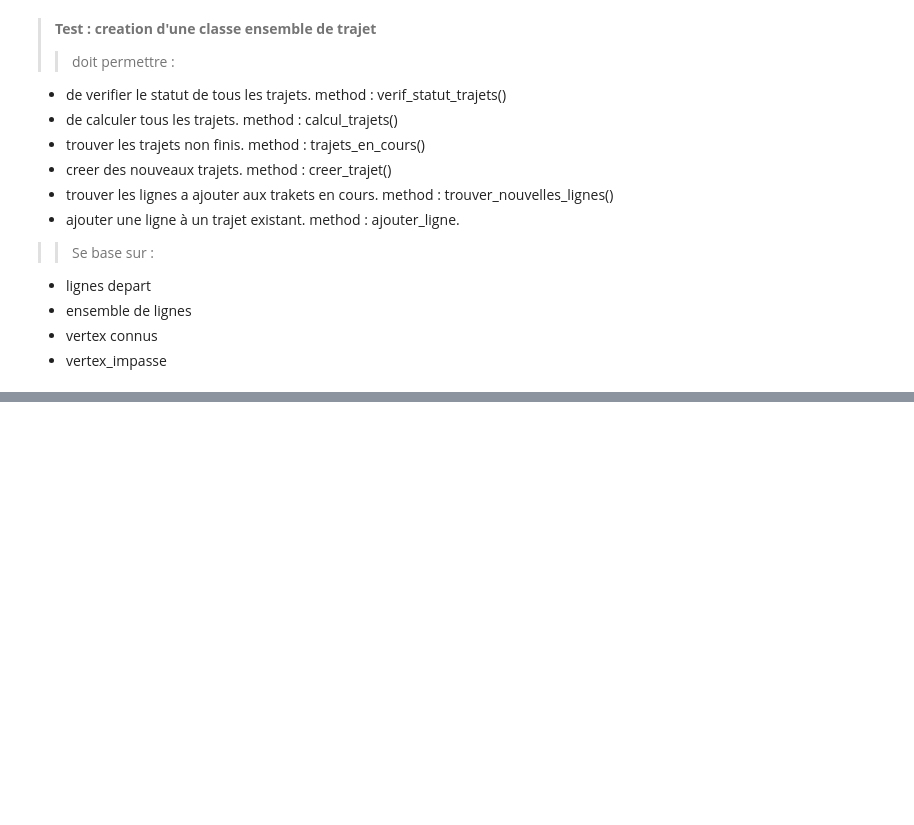
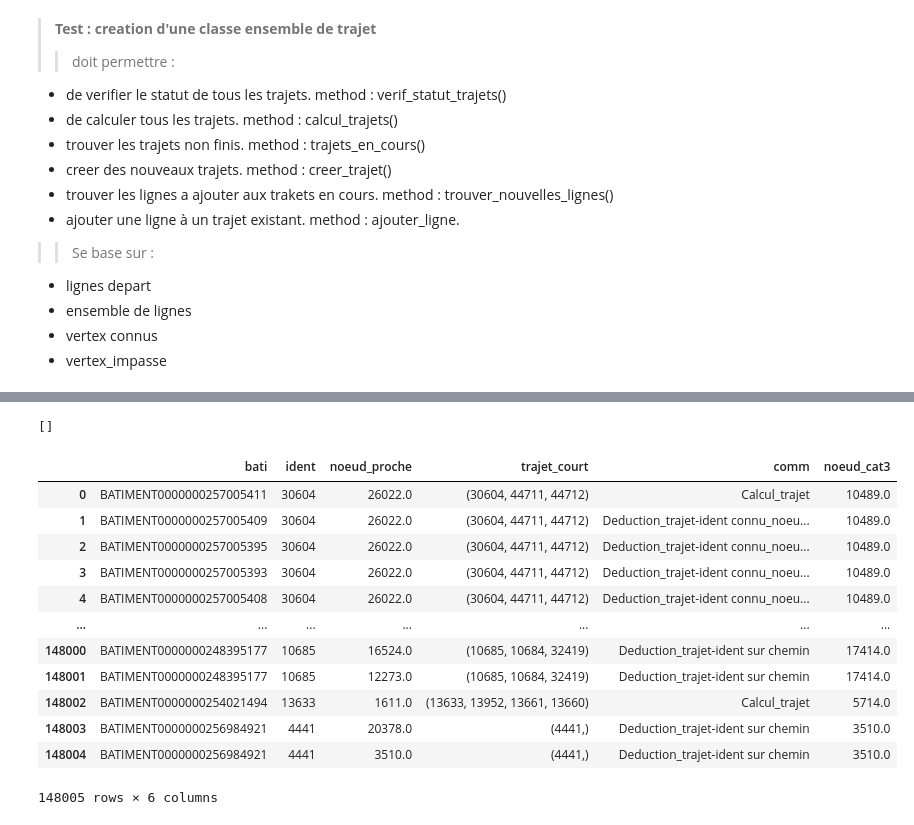
Before and after one commit to nantodevison/Lin_uniq_BdxM, a Jupyter notebook: Lin_uniq_BdxM/Traitements/traitements.ipynb, the cells around one changed output, grey strips where cells are left out. Drawn from its saved outputs; the diff is of its cells as text; code cells hidden in the pictures; blank space fills up the shorter version.

```diff
--- a/Lin_uniq_BdxM/Traitements/traitements.ipynb
+++ b/Lin_uniq_BdxM/Traitements/traitements.ipynb
@@ -542,3 +462,9 @@ bati_voie_inconnue=bati.loc[bati.ID.isin(coreesp_bati2.loc[~coreesp_bati2.ident.
+# %%
+#import des donnees
+gdf_traf_1234, voies_nc, bati,coreesp_bati2=v4.importDonneesBase(r'D:\Boulot\AffairesEnCours\Linearisation_BM\C19SA0101\C19SA0101\Doc_travail\Donnees_produites\Donnees\gdf_rhv_trafic_1234_cpt.shp',
+                                                                 r'D:\Boulot\AffairesEnCours\Linearisation_BM\C19SA0101\C19SA0101\Doc_travail\Donnees_produites\Donnees\voie_non_affectees.shp',
+                                                                 r'D:\Boulot\AffairesEnCours\Linearisation_BM\C19SA0101\C19SA0101\Doc_travail\Donnees_produites\Donnees\bati\bati.shp',
+                                                                 r'D:\Boulot\AffairesEnCours\Linearisation_BM\C19SA0101\C19SA0101\Doc_travail\Donnees_produites\Donnees\bati\ppv_bati-route_V2.csv')
 # %% [markdown]
 ### Recherche des trajets les plus courts vers une voie au trafic connu
 > test sur un seul batiment  : 'BATIMENT0000000256067979'.<br> on va alimenter des listes de parcours : list des vertex à tester, list des ident parcouru,list des vertex parcouru
@@ -573,3 +486,6 @@ vertex_impasse=[k for k, v in Counter(graph_filaire.source.tolist()+graph_filair
+# %%
+#recuperer les donnees necessaire a la recherche du trajet le plus rapide vers un point non connu
+bati_ligne_proche,ensemble_lignes,vertex_connus, vertex_impasse=v4.definitionVariables(graph_filaire,gdf_rhv_groupe,gdf_traf_1234, voies_nc, bati,coreesp_bati2)
 # %%
 %%time
 #test sur une ligne
@@ -608,37 +508,39 @@ trajets.df_tt_trajet
 # %%
 #mise en oeuvre
-
 #resultat=r_tot.copy()
+resultat=pd.DataFrame({'bati':[], 'ident':[], 'noeud_proche':[],'trajet_court':[],'comm':[], 'noeud_cat3':[]})
 #dico_df_tt_trajet=d_tot
+dico_df_tt_trajet={}
 #i=r_tot.index.max()+1
-#liste_bati_erreur=[]
-for e,b in enumerate(list_ids[index_arret:]) :
-    if e%100==0:
+i=0
+liste_bati_erreur=[]
+for e,b in enumerate(bati_ligne_proche['ID'].tolist()) :
+    if e%100==0 and e!=0:
         print(f'nb bati traite : {e}, {datetime.now()},{b}')
-    try :
+    try : #recuperer l'ident pres du bati a traiter, si pas d'ident, on continue
         ident_proche_bati=str(bati_ligne_proche.loc[bati_ligne_proche['ID']==b].ident.to_numpy()[0])#risque si ident pas trouver d'IndexError
     except IndexError :
         liste_bati_erreur.append(b)
         continue
-    if ensemble_lignes.loc[ensemble_lignes['ident']==ident_proche_bati].empty :
+    if ensemble_lignes.loc[ensemble_lignes['ident']==ident_proche_bati].empty : #si l'ident du rhv proche du bati n'est pas dans la liste, on indique et on continue
         resultat.loc[i]=[b,ident_proche_bati,np.NaN,np.NaN,'pas ident proche dans voies nc',np.NaN]
         i+=1
         continue
     point_depart=bati_ligne_proche.loc[bati_ligne_proche['ID']==b].point_proche.values[0]
     trajets=v4.ensemble_trajet(ident_proche_bati,point_depart,ensemble_lignes, vertex_connus, vertex_impasse, graph_filaire_vertex)
     noeud_proche=trajets.noeud_proche
-    if ident_proche_bati in resultat.ident.to_numpy() :
-        df_find_existant=resultat.loc[(resultat['ident']==ident_proche_bati) & (resultat['noeud_proche']==noeud_proche)]
+    if ident_proche_bati in resultat.ident.tolist() : #si la ligne a deja ete traite avec un autre batiment
+        df_find_existant=resultat.loc[(resultat['ident']==ident_proche_bati) & (resultat['noeud_proche']==noeud_proche)] # si le noeud le plus proche est le mm que celui dun bati precedent, on ne fait que recuperer les donnees calculees car on est dans le mm cas
         if not df_find_existant.empty:
             resultat.loc[i]=[b,ident_proche_bati,noeud_proche,df_find_existant.trajet_court.values[0], 'Deduction_trajet-ident connu_noeud_proche connu',df_find_existant.noeud_cat3.values[0]]
             i+=1
-        else :
+        else : #sinon on deroule le processus
             trajets.df_trajet_cat3_grp_OD=dico_df_tt_trajet[ident_proche_bati]
             trajets.maj_longueur_tot(trajets.df_trajet_cat3_grp_OD)
             df_finale=trajets.df_trajet_cat3_grp_OD.loc[trajets.df_trajet_cat3_grp_OD.longueur_tot==trajets.df_trajet_cat3_grp_OD.longueur_tot.min()]
             resultat.loc[i]=[b,ident_proche_bati,noeud_proche,tuple(df_finale.lignes.to_numpy()[0]), 'Deduction_trajet-ident connu_noeud_proche varie',df_finale.points.to_numpy()[0][-1]]
             i+=1
-    elif ident_proche_bati in [b for a in resultat.loc[~resultat['trajet_court'].isna()].trajet_court.to_numpy() for b in a] :
+    elif ident_proche_bati in [b for a in resultat.loc[~resultat['trajet_court'].isna()].trajet_court.to_numpy() for b in a] : #si l'ident est sur un chemin deja traite
         resultat_equi=resultat.loc[resultat.trajet_court.apply(lambda x : ident_proche_bati in x if isinstance(x,tuple) else False)].iloc[0]
         trajet_equi=resultat_equi.trajet_court
         trajet_court=trajet_equi[trajet_equi.index(ident_proche_bati):]
@@ -646,7 +548,7 @@ for e,b in enumerate(list_ids[index_arret:]) :
         i+=1
         resultat.loc[i]=[b,ident_proche_bati,trajets.tgt,trajet_court, 'Deduction_trajet-ident sur chemin',resultat_equi.noeud_cat3]
         i+=1
-    else :
+    else : #sinon on deroule le calcul normalement
         try :
             trajets.calculs_trajets()
         except v4.PasDeCheminCat3Error :
@@ -759,0 +626,20 @@ ensemble_lignes.reset_index(drop=True)#, vertex_connus, vertex_impasse, graph_fi
+# %%
+liste_bati_erreur
+# %% [output]
+[]
+# %%
+resultat
+# %% [output]
+|  | bati | ident | noeud_proche | trajet_court | comm | noeud_cat3 |
+| 0 | BATIMENT0000000257005411 | 30604 | 26022.0 | (30604, 44711, 44712) | Calcul_trajet | 10489.0 |
+| 1 | BATIMENT0000000257005409 | 30604 | 26022.0 | (30604, 44711, 44712) | Deduction_trajet-ident connu_noeu... | 10489.0 |
+| 2 | BATIMENT0000000257005395 | 30604 | 26022.0 | (30604, 44711, 44712) | Deduction_trajet-ident connu_noeu... | 10489.0 |
+| 3 | BATIMENT0000000257005393 | 30604 | 26022.0 | (30604, 44711, 44712) | Deduction_trajet-ident connu_noeu... | 10489.0 |
+| 4 | BATIMENT0000000257005408 | 30604 | 26022.0 | (30604, 44711, 44712) | Deduction_trajet-ident connu_noeu... | 10489.0 |
+| ... | ... | ... | ... | ... | ... | ... |
+| 148000 | BATIMENT0000000248395177 | 10685 | 16524.0 | (10685, 10684, 32419) | Deduction_trajet-ident sur chemin | 17414.0 |
+| 148001 | BATIMENT0000000248395177 | 10685 | 12273.0 | (10685, 10684, 32419) | Deduction_trajet-ident sur chemin | 17414.0 |
+| 148002 | BATIMENT0000000254021494 | 13633 | 1611.0 | (13633, 13952, 13661, 13660) | Calcul_trajet | 5714.0 |
+| 148003 | BATIMENT0000000256984921 | 4441 | 20378.0 | (4441,) | Deduction_trajet-ident sur chemin | 3510.0 |
+| 148004 | BATIMENT0000000256984921 | 4441 | 3510.0 | (4441,) | Deduction_trajet-ident sur chemin | 3510.0 |
+148005 rows × 6 columns
```
Also changed, not shown: parts of 23 cells of this notebook, 2 other files.
